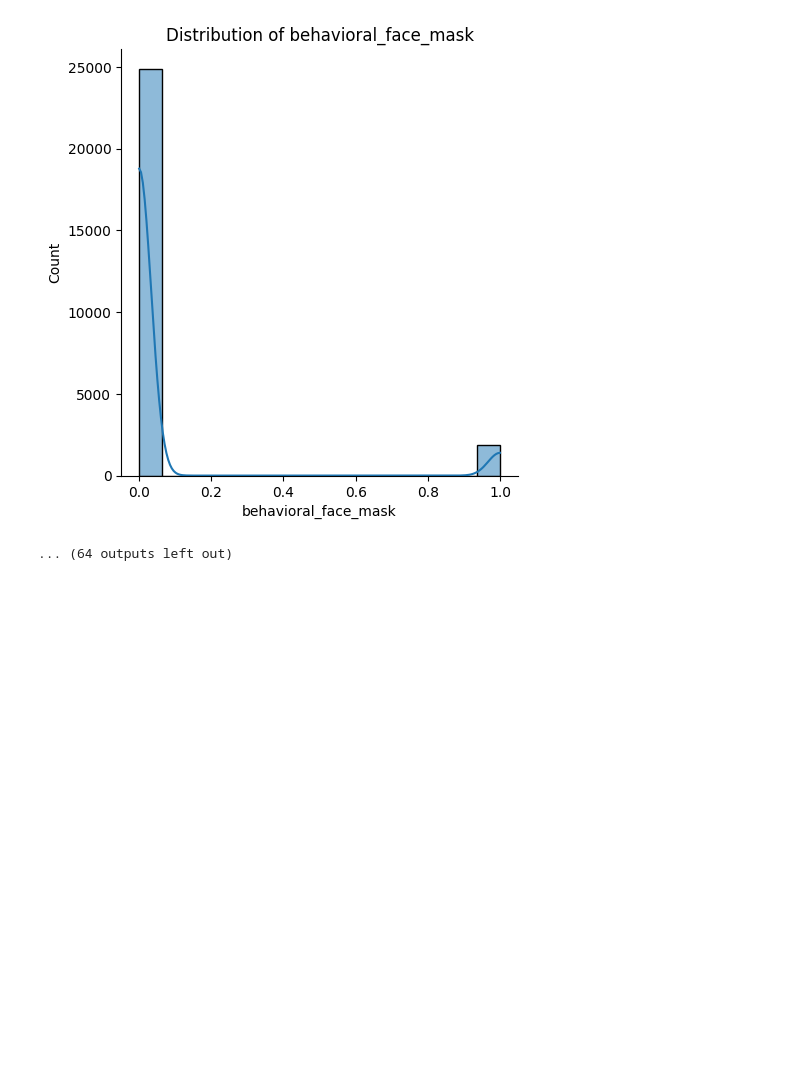
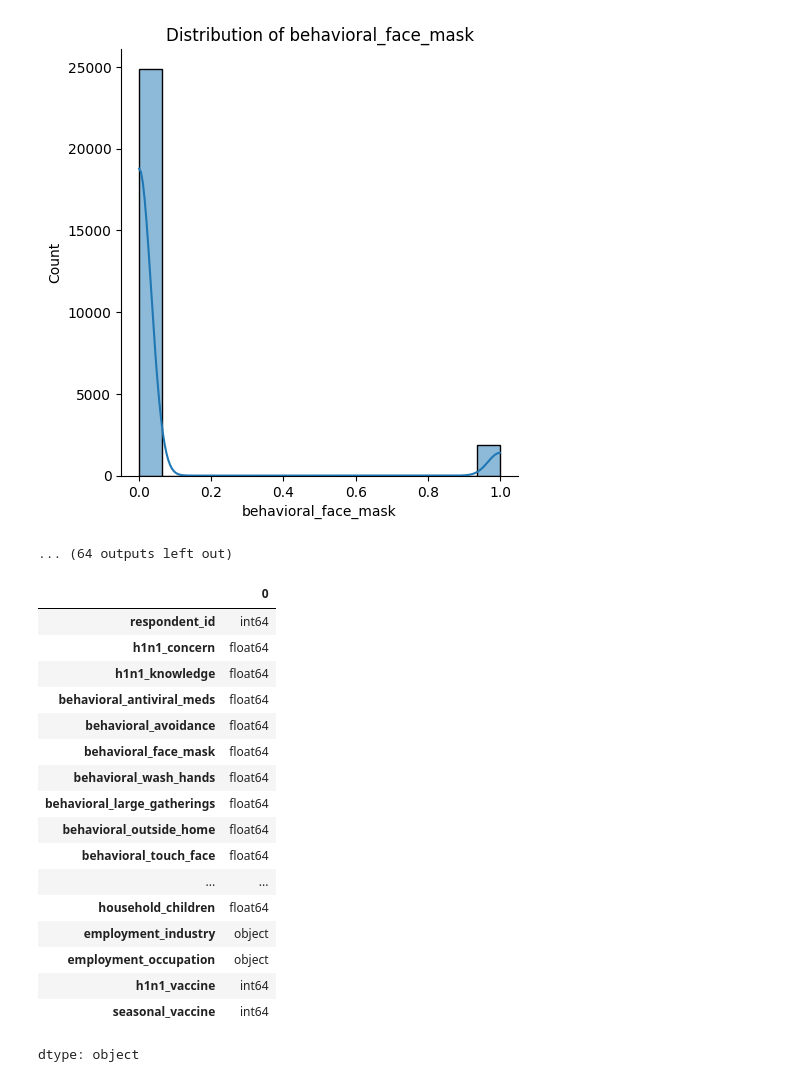
Before and after one commit to KeyMoney22/Flu-Shot-Learning, a Jupyter notebook: Flu_Shot_Learning_Predict_H1N1_and_Seasonal_Flu_Vaccines.ipynb, the cells around one changed output. Saved outputs shown, nothing was run; the diff lists cells and outputs as text; code cells hidden in the pictures; blank space fills up the shorter version.

```diff
--- a/Flu_Shot_Learning_Predict_H1N1_and_Seasonal_Flu_Vaccines.ipynb
+++ b/Flu_Shot_Learning_Predict_H1N1_and_Seasonal_Flu_Vaccines.ipynb
@@ -129,3 +134,24 @@ for column in df_train.columns:
 <Figure size 800x600 with 0 Axes>
 [figure]
 ... (64 outputs left out)
+# %%
+df_train.dtypes
+# %% [output]
+|  | 0 |
+| respondent_id | int64 |
+| h1n1_concern | float64 |
+| h1n1_knowledge | float64 |
+| behavioral_antiviral_meds | float64 |
+| behavioral_avoidance | float64 |
+| behavioral_face_mask | float64 |
+| behavioral_wash_hands | float64 |
+| behavioral_large_gatherings | float64 |
+| behavioral_outside_home | float64 |
+| behavioral_touch_face | float64 |
+| ... | ... |
+| household_children | float64 |
+| employment_industry | object |
+| employment_occupation | object |
+| h1n1_vaccine | int64 |
+| seasonal_vaccine | int64 |
+dtype: object
```
Also changed, not shown: parts of 18 cells of this notebook.
